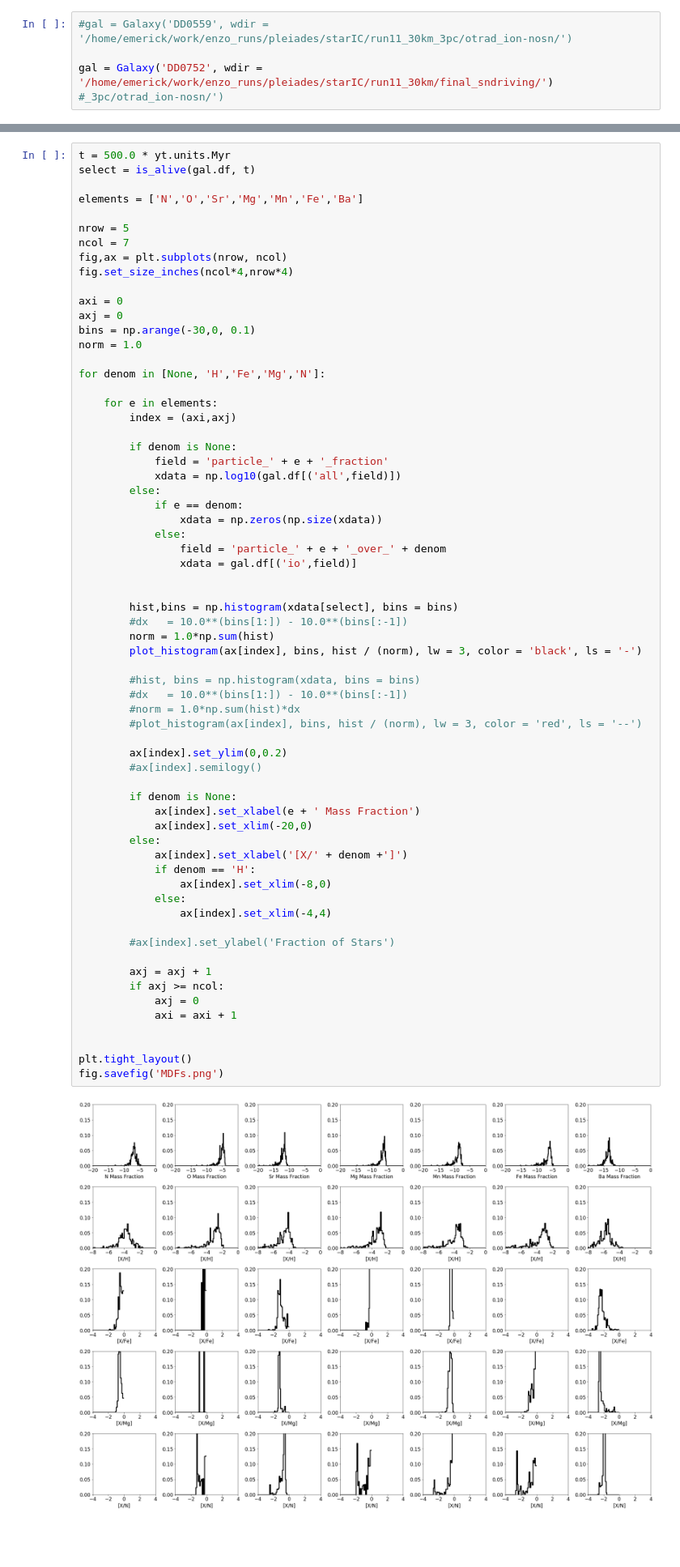
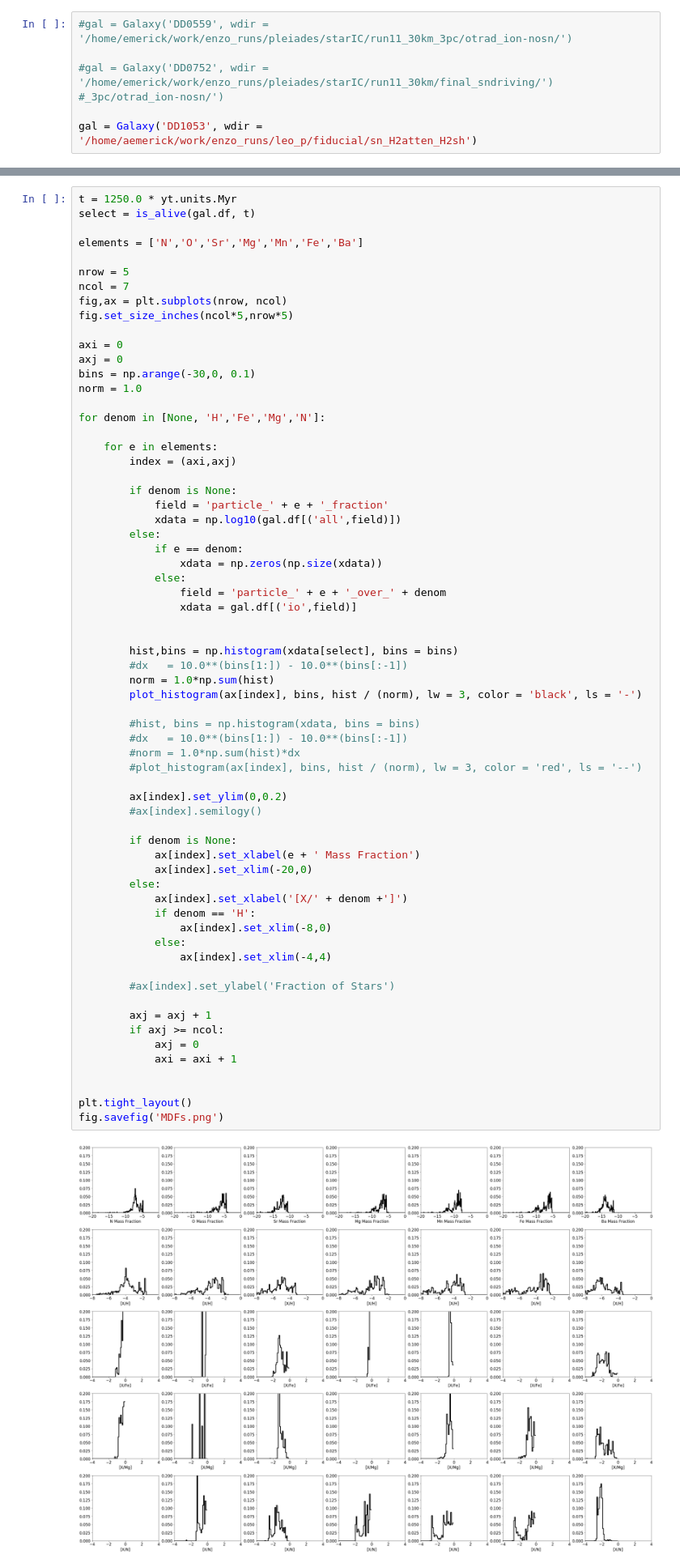
Before and after one commit to aemerick/galaxy_analysis, a Jupyter notebook: notebooks/abundances_and_stars_PDF.ipynb, the cells around one changed output, grey strips where cells are left out. Shown: that part at 81% size. Drawn from its saved outputs; the diff is of its cells as text; blank space fills up the shorter version.

```diff
--- a/notebooks/abundances_and_stars_PDF.ipynb
+++ b/notebooks/abundances_and_stars_PDF.ipynb
@@ -27,7 +9,9 @@ The backend was *originally* set to 'module://ipykernel.pylab.backend_inline' by
 # %%
 #gal = Galaxy('DD0559', wdir = '/home/emerick/work/enzo_runs/pleiades/starIC/run11_30km_3pc/otrad_ion-nosn/')
 
-gal = Galaxy('DD0752', wdir = '/home/emerick/work/enzo_runs/pleiades/starIC/run11_30km/final_sndriving/') #_3pc/otrad_ion-nosn/')
+#gal = Galaxy('DD0752', wdir = '/home/emerick/work/enzo_runs/pleiades/starIC/run11_30km/final_sndriving/') #_3pc/otrad_ion-nosn/')
+
+gal = Galaxy('DD1053', wdir = '/home/aemerick/work/enzo_runs/leo_p/fiducial/sn_H2atten_H2sh')
 # %% [output]
 tracer species present:  ['C', 'N', 'O', 'Na', 'Mg', 'Si', 'S', 'Ca', 'Mn', 'Fe', 'Ni', 'As', 'Sr', 'Y', 'Ba']
 16 mass fields defined
@@ -70,7 +54,7 @@ gal.ds.field_list
  ('io', 'yield_table_M_pos'),
  ('io', 'yield_table_Z_pos')]
 # %%
-t = 500.0 * yt.units.Myr
+t = 1250.0 * yt.units.Myr
 select = is_alive(gal.df, t)
 
 elements = ['N','O','Sr','Mg','Mn','Fe','Ba']
@@ -78,7 +62,7 @@ elements = ['N','O','Sr','Mg','Mn','Fe','Ba']
 nrow = 5
 ncol = 7
 fig,ax = plt.subplots(nrow, ncol)
-fig.set_size_inches(ncol*4,nrow*4)
+fig.set_size_inches(ncol*5,nrow*5)
 
 axi = 0
 axj = 0
@@ -108,34 +92,34 @@ for denom in [None, 'H','Fe','Mg','N']:
 
         #hist, bins = np.histogram(xdata, bins = bins)
         #dx   = 10.0**(bins[1:]) - 10.0**(bins[:-1])
         #norm = 1.0*np.sum(hist)*dx
         #plot_histogram(ax[index], bins, hist / (norm), lw = 3, color = 'red', ls = '--')
 
         ax[index].set_ylim(0,0.2)
         #ax[index].semilogy()
 
         if denom is None:
             ax[index].set_xlabel(e + ' Mass Fraction')
             ax[index].set_xlim(-20,0)
         else:
             ax[index].set_xlabel('[X/' + denom +']')
             if denom == 'H':
                 ax[index].set_xlim(-8,0)
             else:
                 ax[index].set_xlim(-4,4)
 
         #ax[index].set_ylabel('Fraction of Stars')
 
         axj = axj + 1
         if axj >= ncol:
             axj = 0
             axi = axi + 1
 
 
 plt.tight_layout()
 fig.savefig('MDFs.png')
 # %% [output]
-[figure, old version]
+[figure, new version]
 # %%
 t = 500.0 * yt.units.Myr
 select = is_alive(gal.df, t)
```
Also changed, not shown: parts of 10 cells of this notebook.
